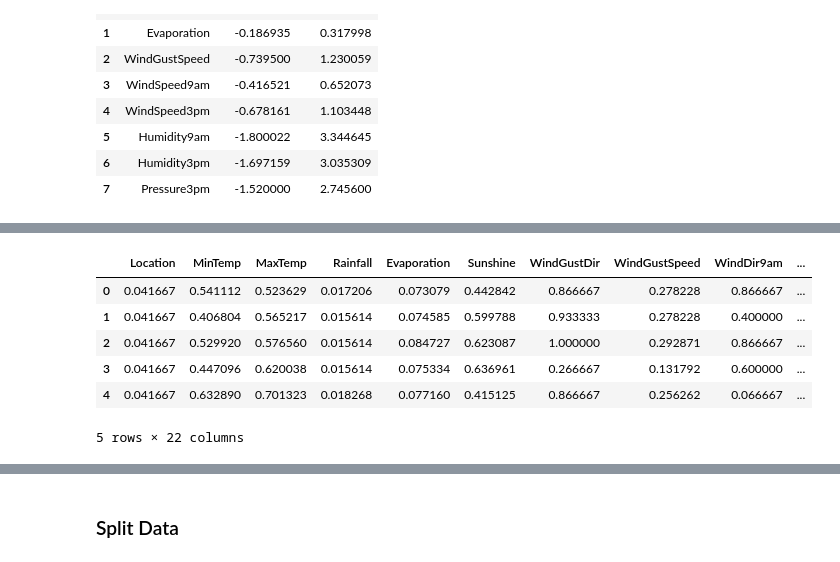
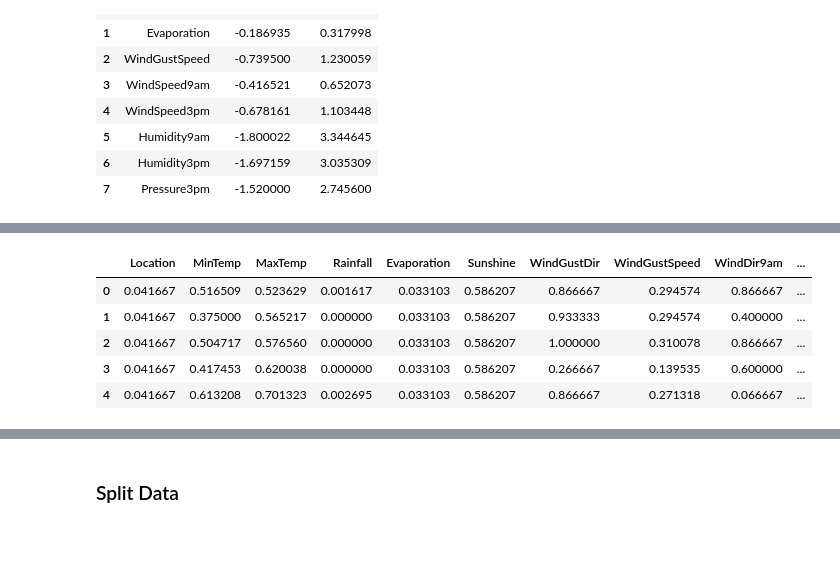
Before and after one commit to JonathanAdi7/Final-Project_Kelompok4, a Jupyter notebook: PYTN_KampusMerdeka_fp2_Kelompok 4 baru saja.ipynb, the cells around one changed output, grey strips where cells are left out. Drawn from its saved outputs; the diff is of its cells as text; code cells hidden in the pictures.

Commit message:
update data normalisasi dan oversampling

```diff
--- a/PYTN_KampusMerdeka_fp2_Kelompok 4 baru saja.ipynb
+++ b/PYTN_KampusMerdeka_fp2_Kelompok 4 baru saja.ipynb
@@ -553,3 +552,6 @@ Index(['MinTemp', 'MaxTemp', 'Rainfall', 'Evaporation', 'Sunshine',
        'Humidity3pm', 'Pressure3pm', 'Cloud9am', 'Cloud3pm', 'Year', 'Month',
        'Day'],
       dtype='object')
+# %%
+numerical_columns = numerical_columns.drop(['Year', 'Month', 'Day'])
+print(numerical_columns)
@@ -597,4 +601,4 @@ clean_data.head()
 # %%
 imputed_data = clean_data.copy(deep=True)
 mice_imputer = IterativeImputer()
-imputed_data.iloc[:, :] = mice_imputer.fit_transform(clean_data)
+imputed_data.iloc[:, :] = mice_imputer.fit_transform(imputed_data)
@@ -611,25 +604,0 @@ array([[ 2., 13., 13., 14.,  0.,  0.],
-# %%
-# Encoder
-ohc = OneHotEncoder()
-
-for col in categorical_columns.drop('RainTomorrow'):
-    # Tipe data string diubah menjadi tipe data integer
-    # dat = le.fit_transform(clean_data[col]).astype(int)
-
-    # Melalukan one hot encoding yang nantinya akan mengembalikan nilai array
-    new_dat = ohc.fit_transform(imputed_data[col].values.reshape(-1,1))
-
-    # Membuat nama kolom yang unik
-    n_cols = new_dat.shape[1]
-    col_names = ['_'.join([col, str(x)]) for x in range(n_cols)]
-
-    # Membuat dataframe baru
-    new_df = pd.DataFrame(new_dat.toarray(),
-                          index=imputed_data.index,
-                          columns=col_names)
-
-    # Menambahkan data baru ke dataframe
-    imputed_data = pd.concat([imputed_data, new_df], axis=1)
-
-    # Menghapus kolom original dari dataframe
-    imputed_data = imputed_data.drop(col, axis=1)
@@ -764,0 +697,10 @@ outlier_range
+# %%
+for col in scaled_data[numerical_columns]:
+    Q1 = scaled_data[col].quantile(0.25)
+    Q3 = scaled_data[col].quantile(0.75)
+    IQR = Q3 - Q1
+    scaled_data2 = scaled_data[~((scaled_data[col] < (Q1 - 1.5 * IQR)) | (scaled_data[col]  > (Q3 + 1.5 * IQR)))]
+    fig, axs = plt.subplots(1,2,figsize=(15, 3))
+
+    sns.histplot(scaled_data2[col],bins=20, kde=True,ax=axs[0]);
+    sns.boxplot(scaled_data2[col], ax = axs[1], color='#99befd', fliersize=1);
@@ -765,10 +721,9 @@ outlier_range
 # %%
-scaled_data.head()
+scaled_data2.head()
 # %% [output]
 |  | Location | MinTemp | MaxTemp | Rainfall | Evaporation | Sunshine | WindGustDir | WindGustSpeed | WindDir9am | ... |
-| 0 | 0.041667 | 0.541112 | 0.523629 | 0.017206 | 0.073079 | 0.442842 | 0.866667 | 0.278228 | 0.866667 | ... |
-| 1 | 0.041667 | 0.406804 | 0.565217 | 0.015614 | 0.074585 | 0.599788 | 0.933333 | 0.278228 | 0.400000 | ... |
-| 2 | 0.041667 | 0.529920 | 0.576560 | 0.015614 | 0.084727 | 0.623087 | 1.000000 | 0.292871 | 0.866667 | ... |
-| 3 | 0.041667 | 0.447096 | 0.620038 | 0.015614 | 0.075334 | 0.636961 | 0.266667 | 0.131792 | 0.600000 | ... |
-| 4 | 0.041667 | 0.632890 | 0.701323 | 0.018268 | 0.077160 | 0.415125 | 0.866667 | 0.256262 | 0.066667 | ... |
+| 0 | 0.041667 | 0.516509 | 0.523629 | 0.001617 | 0.033103 | 0.586207 | 0.866667 | 0.294574 | 0.866667 | ... |
+| 1 | 0.041667 | 0.375000 | 0.565217 | 0.000000 | 0.033103 | 0.586207 | 0.933333 | 0.294574 | 0.400000 | ... |
+| 2 | 0.041667 | 0.504717 | 0.576560 | 0.000000 | 0.033103 | 0.586207 | 1.000000 | 0.310078 | 0.866667 | ... |
+| 3 | 0.041667 | 0.417453 | 0.620038 | 0.000000 | 0.033103 | 0.586207 | 0.266667 | 0.139535 | 0.600000 | ... |
+| 4 | 0.041667 | 0.613208 | 0.701323 | 0.002695 | 0.033103 | 0.586207 | 0.866667 | 0.271318 | 0.066667 | ... |
-5 rows × 22 columns
```
Also changed, not shown: parts of 95 cells of this notebook.
